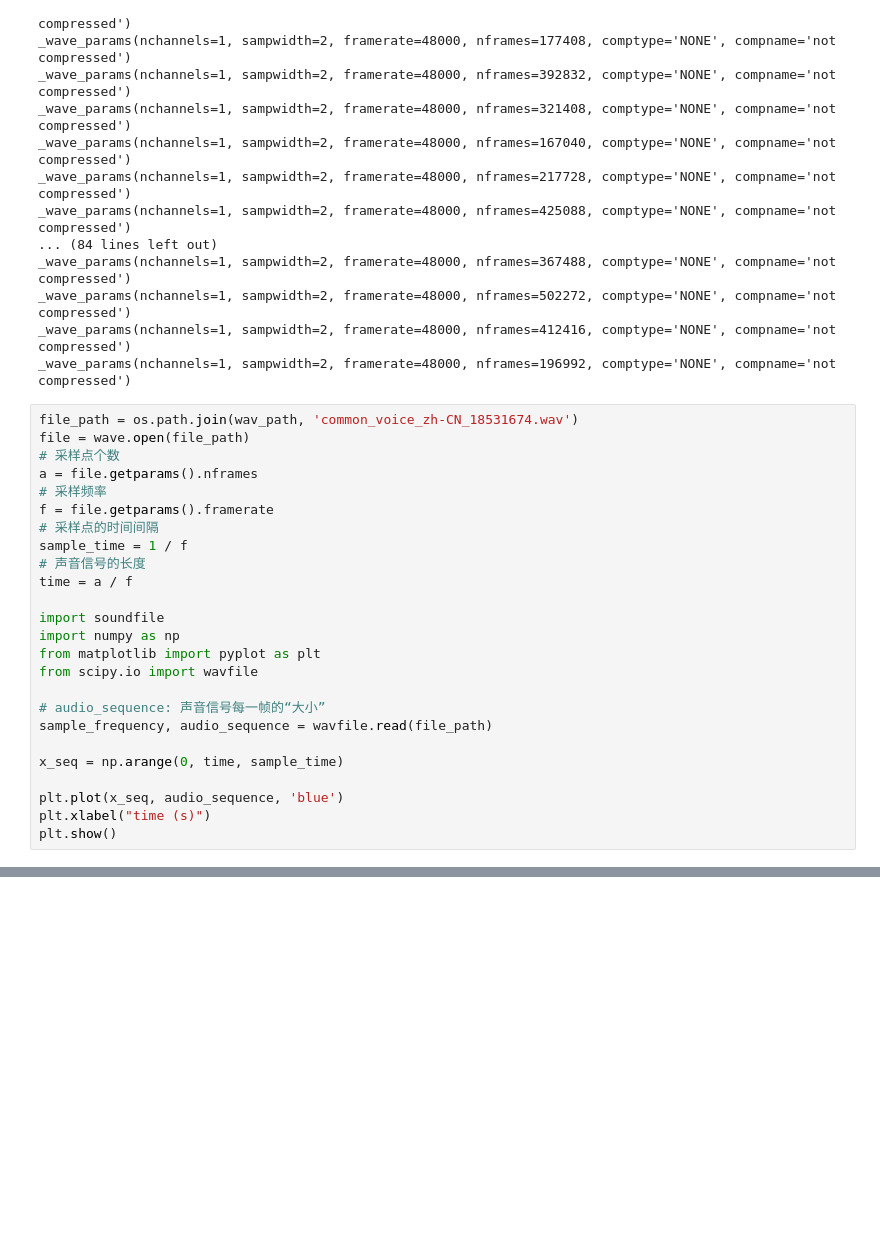
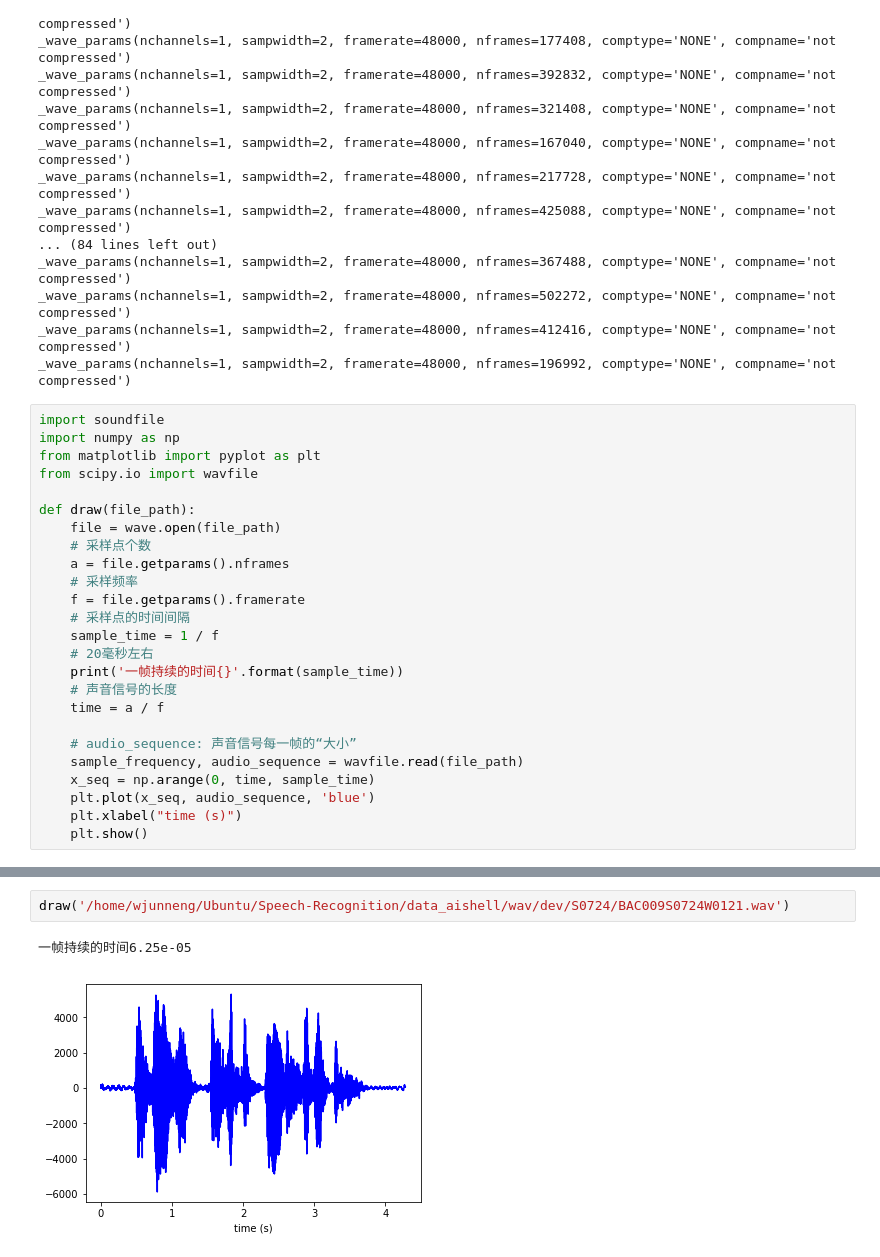
Before and after one commit to wjunneng/2019-FlyAI-Life-Scene-Chinese-Speech-Recognition, a Jupyter notebook: SincNet/eda/eda.ipynb, the cells around one changed output, grey strips where cells are left out. Saved outputs shown, nothing was run; the diff lists cells and outputs as text; blank space fills up the shorter version.

```diff
--- a/SincNet/eda/eda.ipynb
+++ b/SincNet/eda/eda.ipynb
@@ -39,27 +39,27 @@ _wave_params(nchannels=1, sampwidth=2, framerate=48000, nframes=502272, comptype
 _wave_params(nchannels=1, sampwidth=2, framerate=48000, nframes=412416, comptype='NONE', compname='not compressed')
 _wave_params(nchannels=1, sampwidth=2, framerate=48000, nframes=196992, comptype='NONE', compname='not compressed')
 # %%
-file_path = os.path.join(wav_path, 'common_voice_zh-CN_18531674.wav')
-file = wave.open(file_path)
-# 采样点个数
-a = file.getparams().nframes
-# 采样频率
-f = file.getparams().framerate
-# 采样点的时间间隔
-sample_time = 1 / f
-# 声音信号的长度
-time = a / f
-
 import soundfile
 import numpy as np
 from matplotlib import pyplot as plt
 from scipy.io import wavfile
 
-# audio_sequence: 声音信号每一帧的“大小”
-sample_frequency, audio_sequence = wavfile.read(file_path)
+def draw(file_path):
+    file = wave.open(file_path)
+    # 采样点个数
+    a = file.getparams().nframes
+    # 采样频率
+    f = file.getparams().framerate
+    # 采样点的时间间隔
+    sample_time = 1 / f
+    # 20毫秒左右
+    print('一帧持续的时间{}'.format(sample_time))
+    # 声音信号的长度
+    time = a / f
 
-x_seq = np.arange(0, time, sample_time)
-
-plt.plot(x_seq, audio_sequence, 'blue')
-plt.xlabel("time (s)")
-plt.show()
+    # audio_sequence: 声音信号每一帧的“大小”
+    sample_frequency, audio_sequence = wavfile.read(file_path)
+    x_seq = np.arange(0, time, sample_time)
+    plt.plot(x_seq, audio_sequence, 'blue')
+    plt.xlabel("time (s)")
+    plt.show()
@@ -67,0 +71,5 @@ plt.show()
+# %%
+draw('/home/wjunneng/Ubuntu/Speech-Recognition/data_aishell/wav/dev/S0724/BAC009S0724W0121.wav')
+# %% [output]
+一帧持续的时间6.25e-05
+[figure, added]
```
Also changed, not shown: parts of 2 cells of this notebook, 3 other files.
